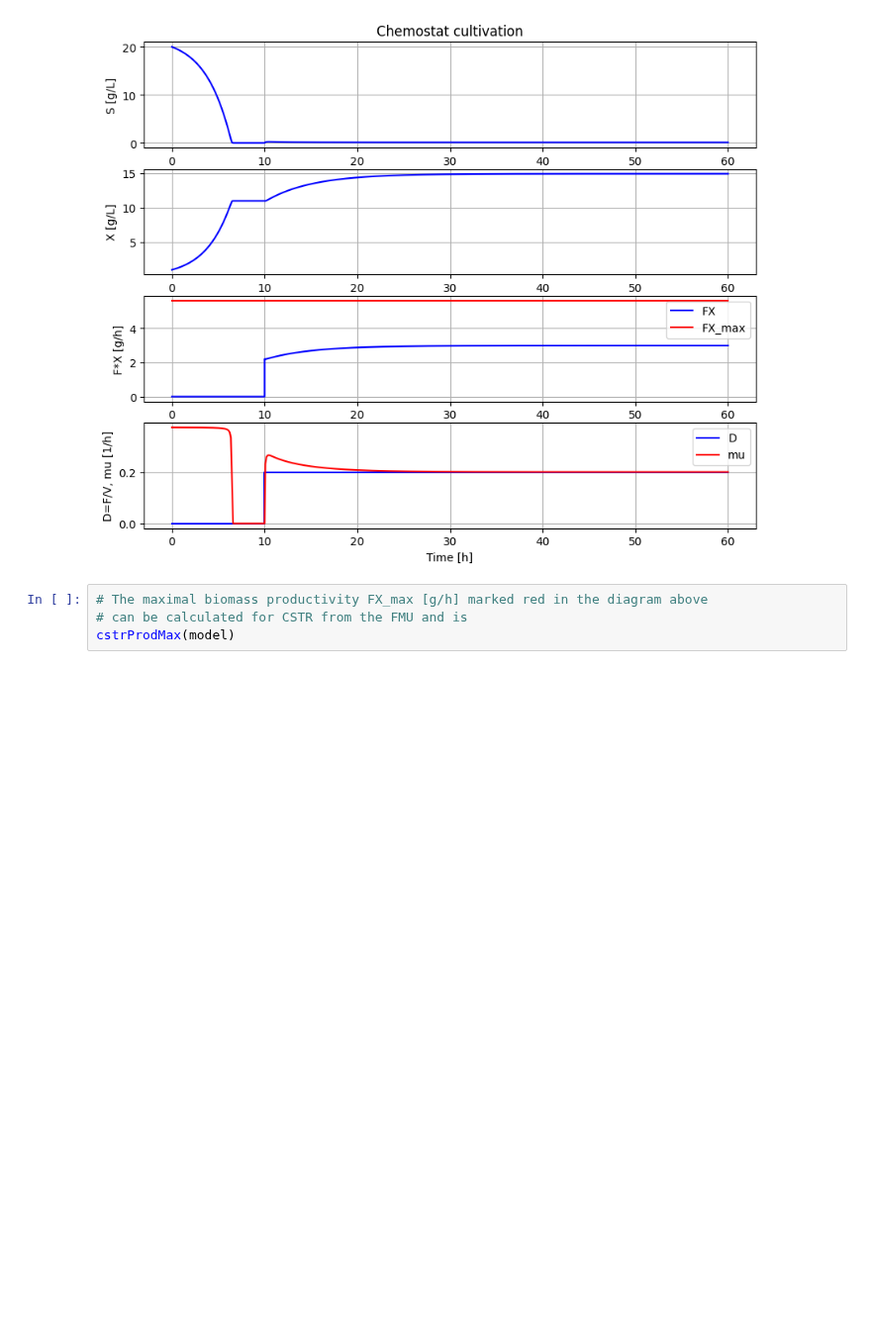
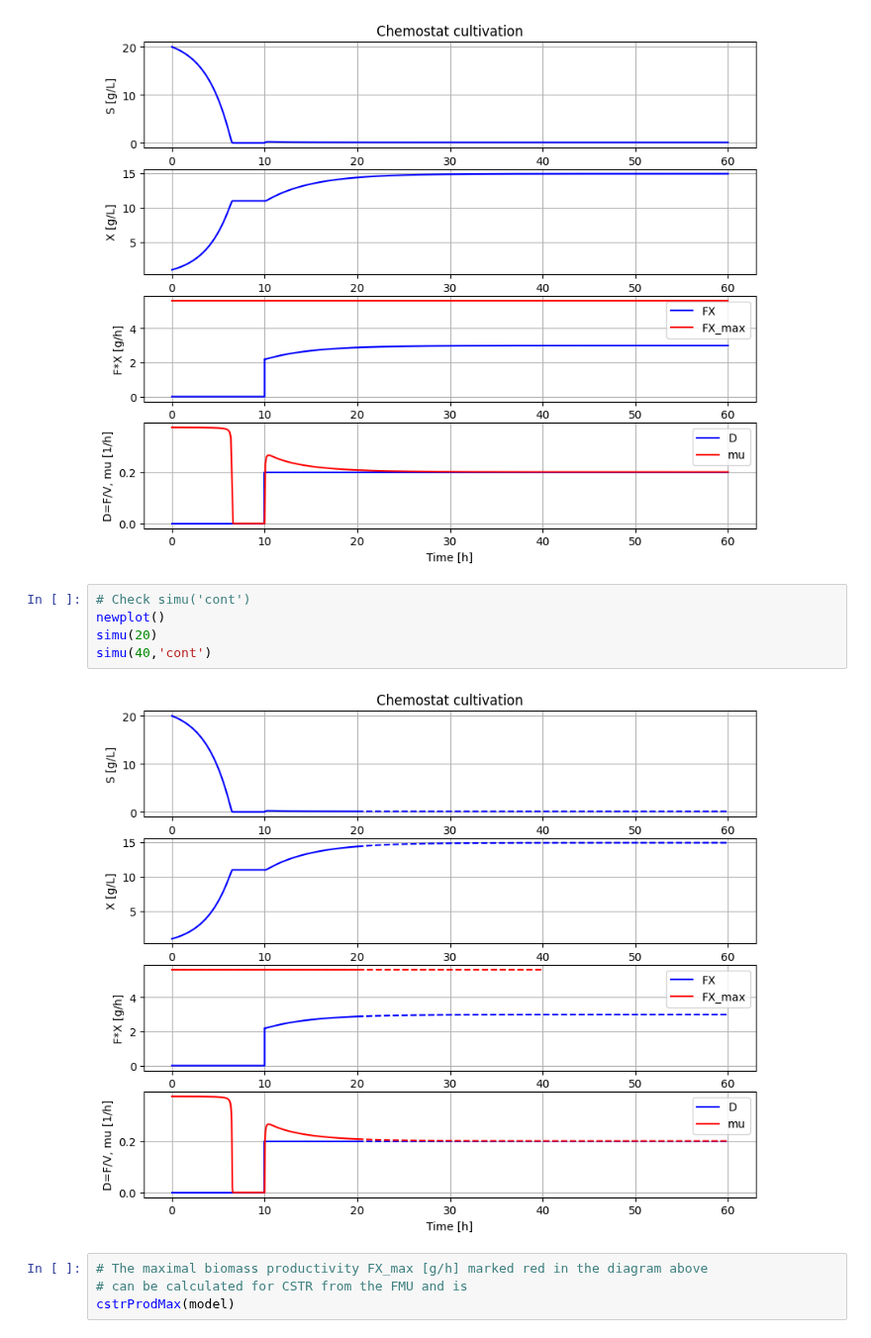
Before and after one commit to janpeter19/BPL_TEST2_Chemostat, a Jupyter notebook: BPL_TEST2_Chemostat_colab.ipynb, the cells around one changed output. Shown at 99% size. Cells and saved outputs as stored; diff of their text form; blank space fills up the shorter version.

```diff
--- a/BPL_TEST2_Chemostat_colab.ipynb
+++ b/BPL_TEST2_Chemostat_colab.ipynb
@@ -146,6 +151,13 @@ par(S_in=30, t0=0, F0=0, t1=10, F1=0.2)        # Substrate feeding
 simu(60)
 # %% [output]
 [figure]
+# %%
+# Check simu('cont')
+newplot()
+simu(20)
+simu(40,'cont')
+# %% [output]
+[figure, added]
 # %%
 # The maximal biomass productivity FX_max [g/h] marked red in the diagram above
 # can be calculated for CSTR from the FMU and is
```
Also changed, not shown: parts of 12 cells of this notebook.
